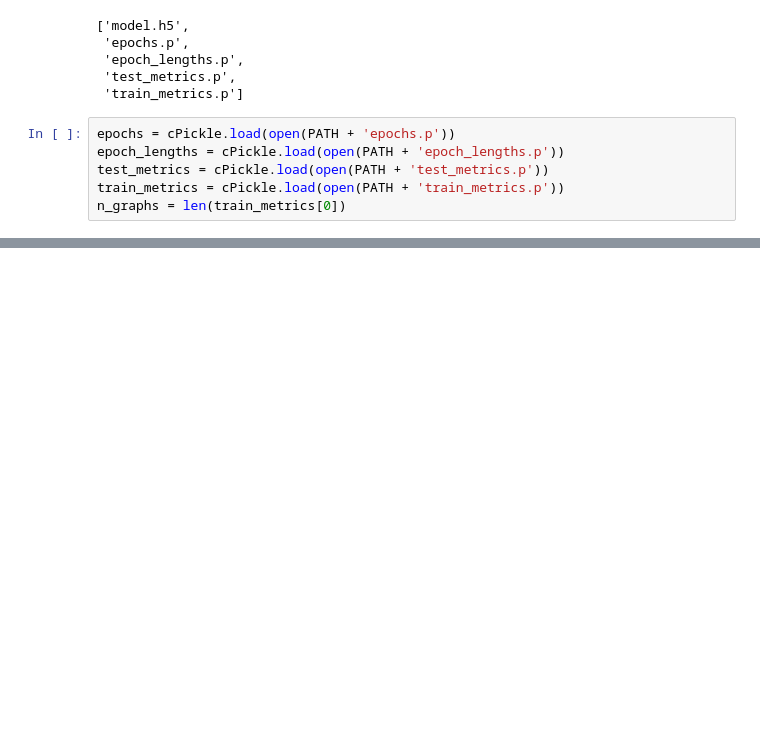
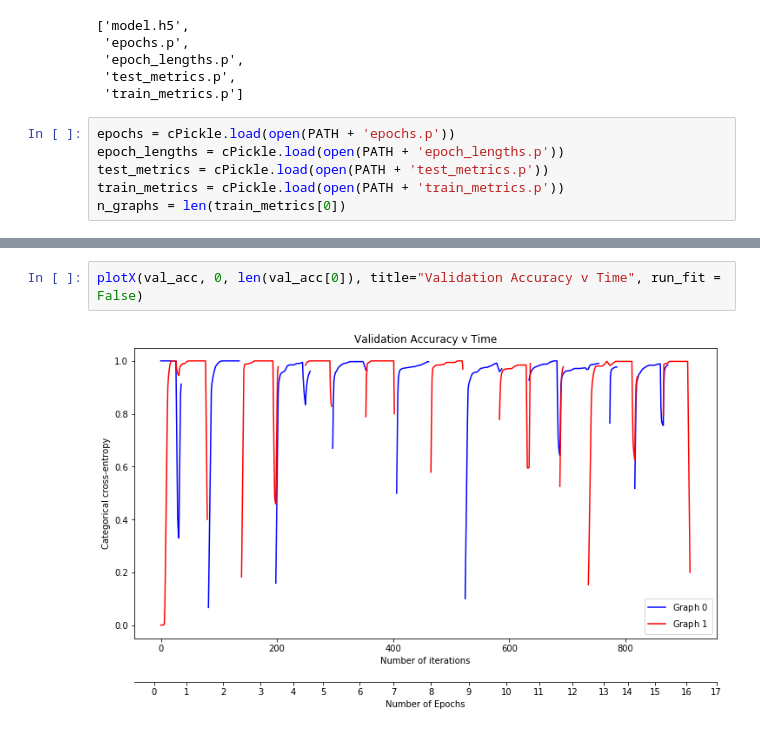
Before and after one commit to mananshah99/graph-embeddings, a Jupyter notebook: embed-gcn/visualize_curves.ipynb, the cells around one changed output, grey strips where cells are left out. Drawn from its saved outputs; the diff is of its cells as text; blank space fills up the shorter version.

```diff
--- a/embed-gcn/visualize_curves.ipynb
+++ b/embed-gcn/visualize_curves.ipynb
@@ -78,0 +158,4 @@ plt.plot(x, train_loss[2])
+# %%
+plotX(val_acc, 0, len(val_acc[0]), title="Validation Accuracy v Time", run_fit = False)
+# %% [output]
+[figure, added]
```
Also changed, not shown: parts of 10 cells of this notebook.
